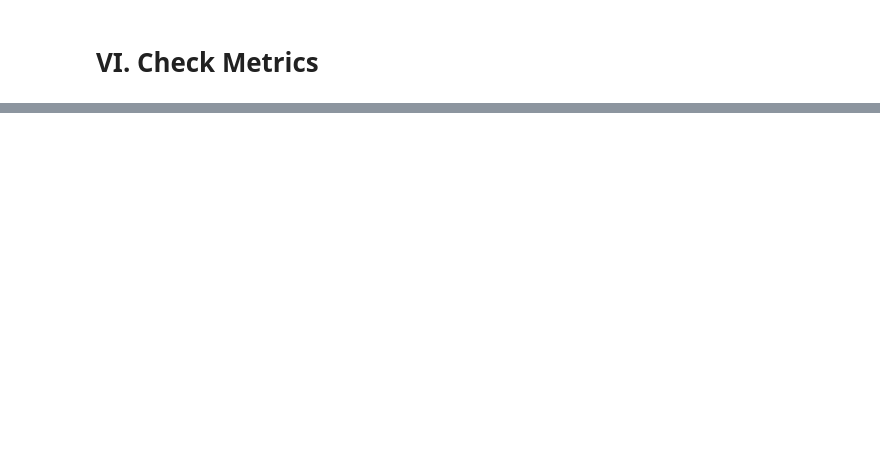
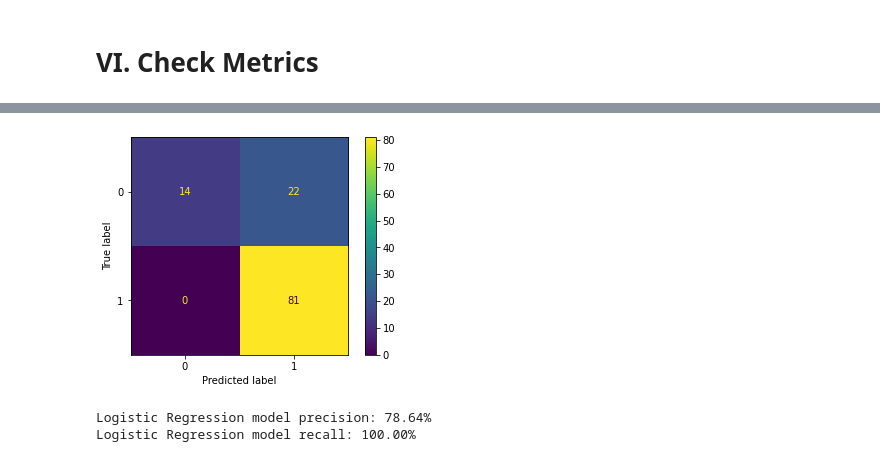
Before and after one commit to Frank-Howd/DS-Unit-2-Applied-Modeling, a Jupyter notebook: module4-model-interpretation/Final Unit-2 Project .ipynb, the cells around one changed output, grey strips where cells are left out. Cells and saved outputs as stored; diff of their text form; code cells hidden in the pictures; blank space fills up the shorter version.

```diff
--- a/module4-model-interpretation/Final Unit-2 Project .ipynb
+++ b/module4-model-interpretation/Final Unit-2 Project .ipynb
@@ -520,0 +587,25 @@ Cross Validation Score (LOGR):
+# %%
+# LOGISTIC REGRESSION
+# Plot Confusion Matrix
+
+plot_confusion_matrix(model_lr, X_val, y_val, values_format='.0f');
+
+# TN FP
+# FN TP
+# %% [output]
+[figure, added]
+# %%
+# LOGISTIC REGRESSION
+# Calculate Precision and Recall
+
+# Precision = TP / (TP + FP)
+precision = 81 / (81 + 22)
+
+# Recall = TP / (TP + FN)
+recall = 81 / (81 + 0)
+
+print('Logistic Regression model precision: {:.2f}%'.format(precision*100))
+print('Logistic Regression model recall: {:.2f}%'.format(recall*100))
+# %% [output]
+Logistic Regression model precision: 78.64%
+Logistic Regression model recall: 100.00%
```
Also changed, not shown: parts of 49 cells of this notebook.
